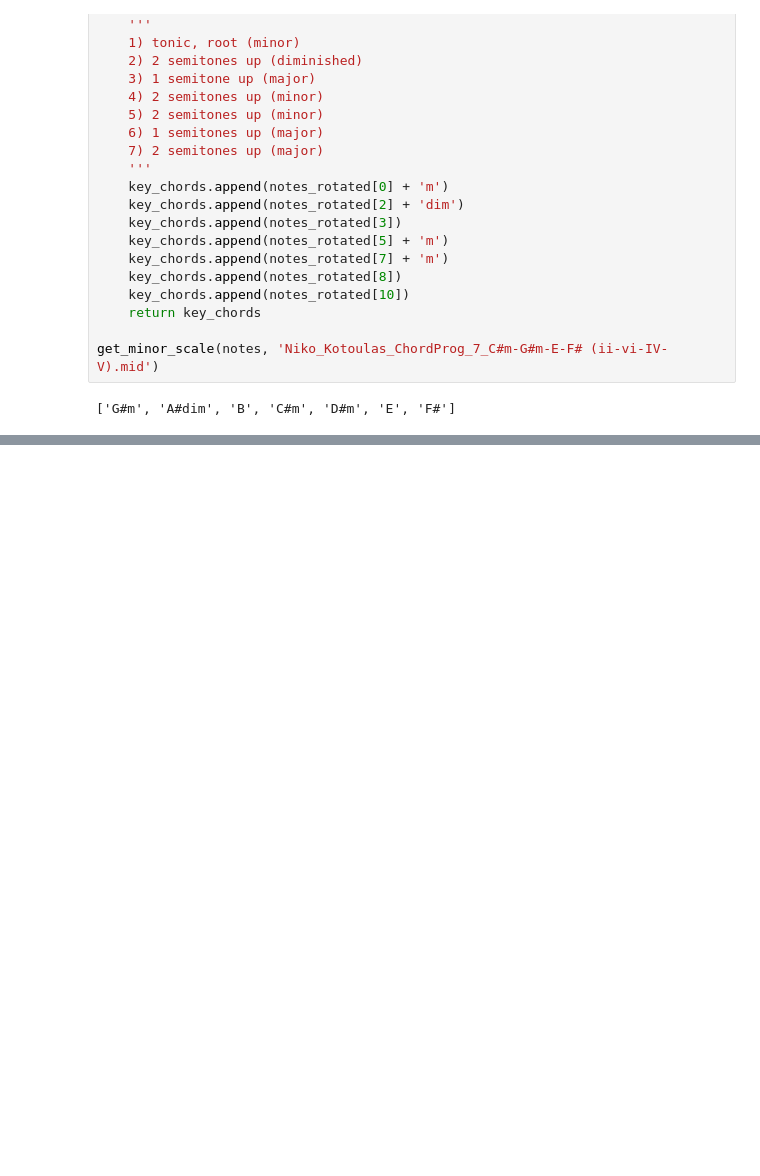
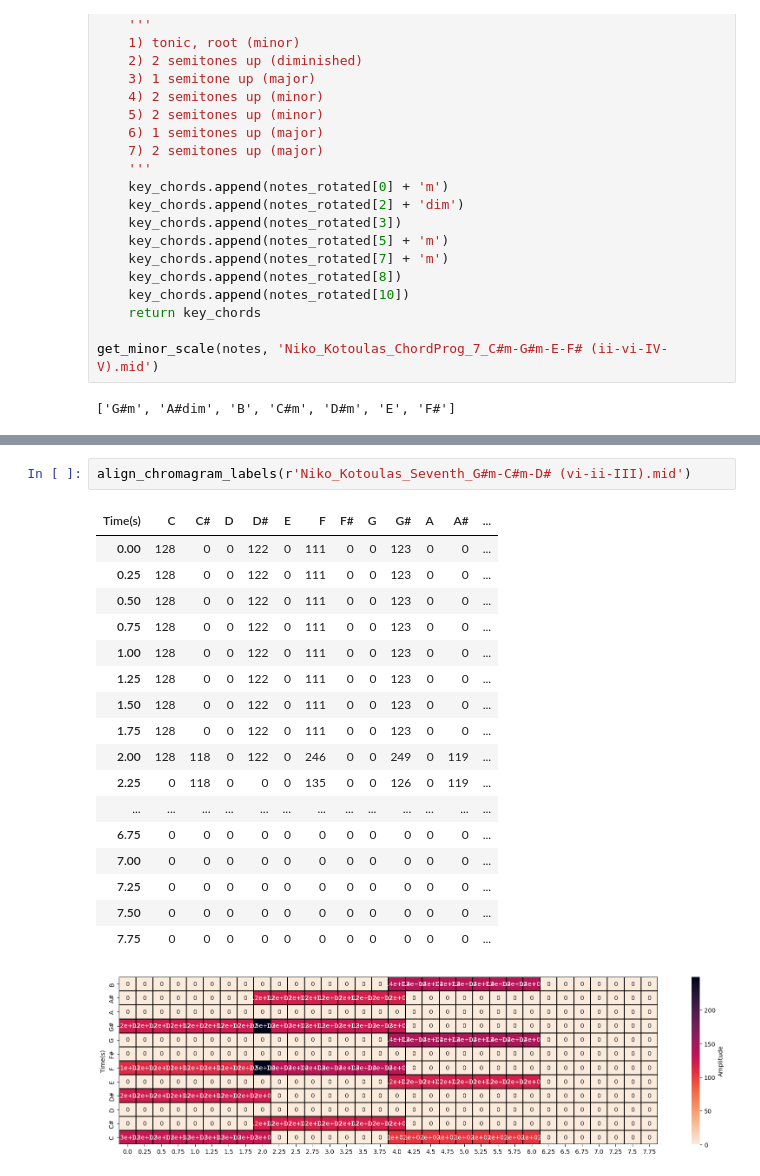
Before and after one commit to julianwsavini/CS4100_Final, a Jupyter notebook: chroma.ipynb, the cells around one changed output, grey strips where cells are left out. Saved outputs shown, nothing was run; the diff lists cells and outputs as text; blank space fills up the shorter version.

Commit message:
align chromagram labels

```diff
--- a/chroma.ipynb
+++ b/chroma.ipynb
@@ -272,0 +266,21 @@ get_minor_scale(notes, 'Niko_Kotoulas_ChordProg_7_C#m-G#m-E-F# (ii-vi-IV-V).mid'
+# %%
+align_chromagram_labels(r'Niko_Kotoulas_Seventh_G#m-C#m-D# (vi-ii-III).mid')
+# %% [output]
+| Time(s) | C | C# | D | D# | E | F | F# | G | G# | A | A# | ... |
+| 0.00 | 128 | 0 | 0 | 122 | 0 | 111 | 0 | 0 | 123 | 0 | 0 | ... |
+| 0.25 | 128 | 0 | 0 | 122 | 0 | 111 | 0 | 0 | 123 | 0 | 0 | ... |
+| 0.50 | 128 | 0 | 0 | 122 | 0 | 111 | 0 | 0 | 123 | 0 | 0 | ... |
+| 0.75 | 128 | 0 | 0 | 122 | 0 | 111 | 0 | 0 | 123 | 0 | 0 | ... |
+| 1.00 | 128 | 0 | 0 | 122 | 0 | 111 | 0 | 0 | 123 | 0 | 0 | ... |
+| 1.25 | 128 | 0 | 0 | 122 | 0 | 111 | 0 | 0 | 123 | 0 | 0 | ... |
+| 1.50 | 128 | 0 | 0 | 122 | 0 | 111 | 0 | 0 | 123 | 0 | 0 | ... |
+| 1.75 | 128 | 0 | 0 | 122 | 0 | 111 | 0 | 0 | 123 | 0 | 0 | ... |
+| 2.00 | 128 | 118 | 0 | 122 | 0 | 246 | 0 | 0 | 249 | 0 | 119 | ... |
+| 2.25 | 0 | 118 | 0 | 0 | 0 | 135 | 0 | 0 | 126 | 0 | 119 | ... |
+| ... | ... | ... | ... | ... | ... | ... | ... | ... | ... | ... | ... | ... |
+| 6.75 | 0 | 0 | 0 | 0 | 0 | 0 | 0 | 0 | 0 | 0 | 0 | ... |
+| 7.00 | 0 | 0 | 0 | 0 | 0 | 0 | 0 | 0 | 0 | 0 | 0 | ... |
+| 7.25 | 0 | 0 | 0 | 0 | 0 | 0 | 0 | 0 | 0 | 0 | 0 | ... |
+| 7.50 | 0 | 0 | 0 | 0 | 0 | 0 | 0 | 0 | 0 | 0 | 0 | ... |
+| 7.75 | 0 | 0 | 0 | 0 | 0 | 0 | 0 | 0 | 0 | 0 | 0 | ... |
+[figure, added]
```
Also changed, not shown: parts of 2 cells of this notebook, 2 other files.
